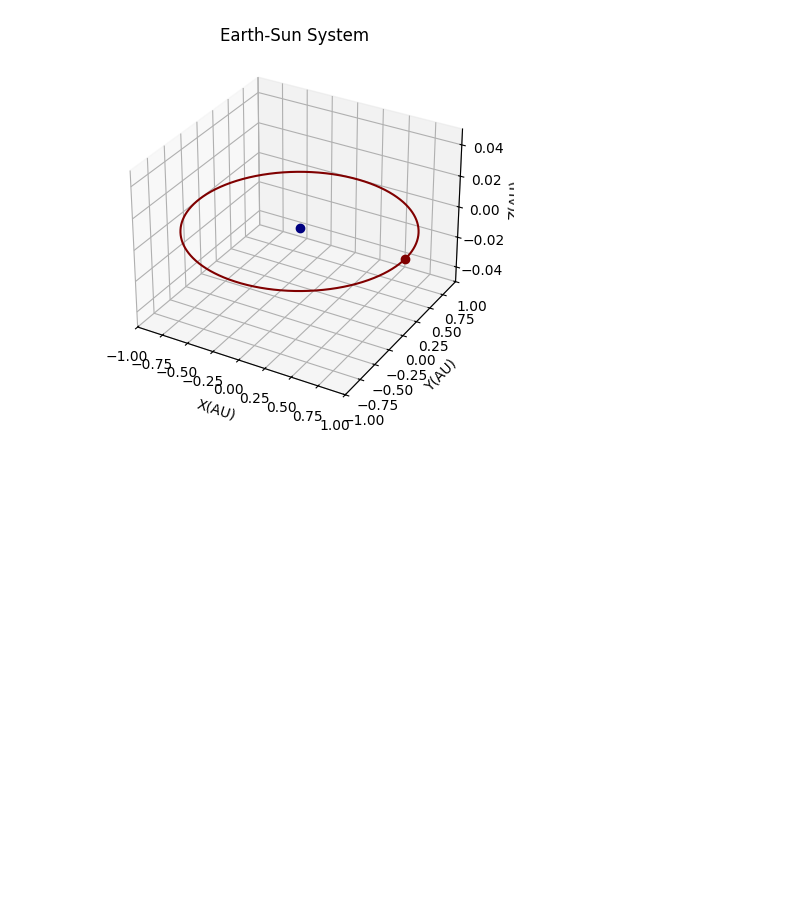
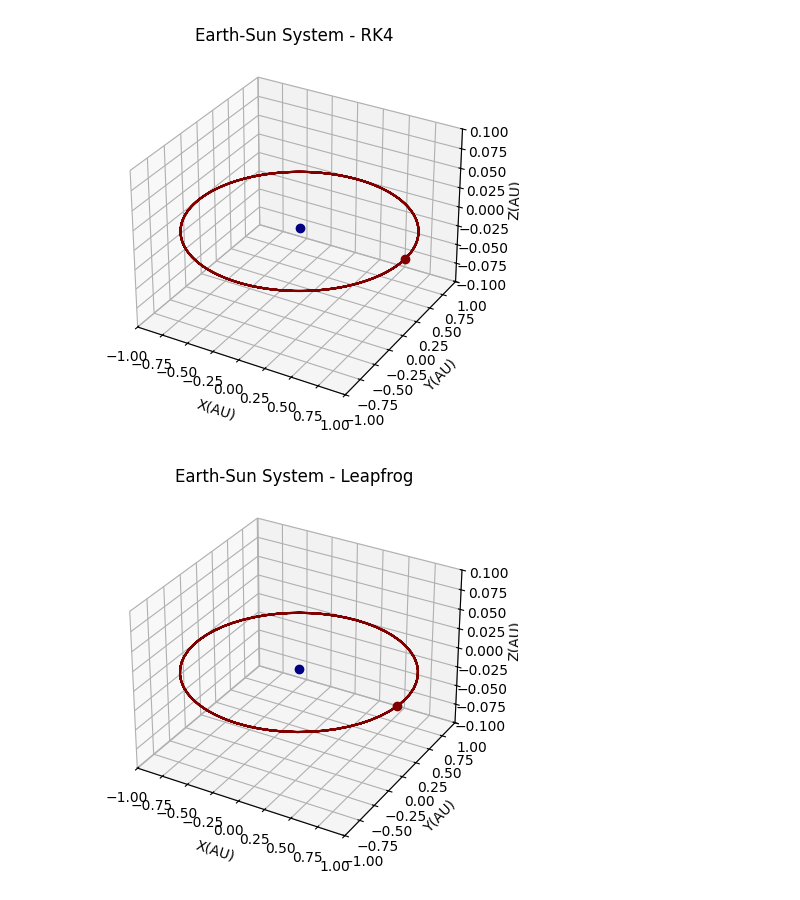
Before and after one commit to kgandhi29/PHYS-349-Final-Project, a Jupyter notebook: Final.ipynb, the cells around one changed output. Drawn from its saved outputs; the diff is of its cells as text; code cells hidden in the pictures; blank space fills up the shorter version.

Commit message:
Updated notebook code and saved a bunch of gifs - Comment in display function at bottom of Simulate() if you want to display inside notebook - Set save_as to None to save time if you dont want to save

```diff
--- a/Final.ipynb
+++ b/Final.ipynb
@@ -411,9 +313,24 @@ class System():
 sun = Mass(1, np.zeros(3), np.zeros(3))
 earth = Mass(3.00274e-6, np.array([1,0,0]), np.array([0,2*np.pi,0]))
 
+es = System([sun,earth])
+tstart = time.time()
+ptraj = es.rk4(np.linspace(0, 5, 300))
+tend = time.time()
+print(f"RK4 took {tend - tstart:.2f} seconds.")
 
+tstart = time.time()
+es.Simulate('Earth-Sun System - RK4', save_as="Earth-Sun System - RK4.gif")
+tend = time.time()
+print(f"Earth-Sun System - RK4 took {tend - tstart:.2f} seconds.")
 
-es = System([sun,earth])
-ptraj = es.rk4(np.linspace(0, 1, 1000))
-es.Simulate('Earth-Sun System')
+tstart = time.time()
+ptraj2 = es.leapfrog(np.linspace(0, 5, 300))
+tend = time.time()
+print(f"Leapfrog took {tend - tstart:.2f} seconds.")
+
+tstart = time.time()
+es.Simulate('Earth-Sun System - Leapfrog', save_as="Earth-Sun System - Leapfrog.gif")
+tend = time.time()
+print(f"Earth-Sun System - Leapfrog took {tend - tstart:.2f} seconds.")
 # %% [output]
@@ -420,4 +343,5 @@ es.Simulate('Earth-Sun System')
-[figure, old version]
+[figure, new version]
+[figure, added]
 # %%
 #Galaxy Collision
 
```
Also changed, not shown: parts of 5 cells of this notebook, 7 other files.
